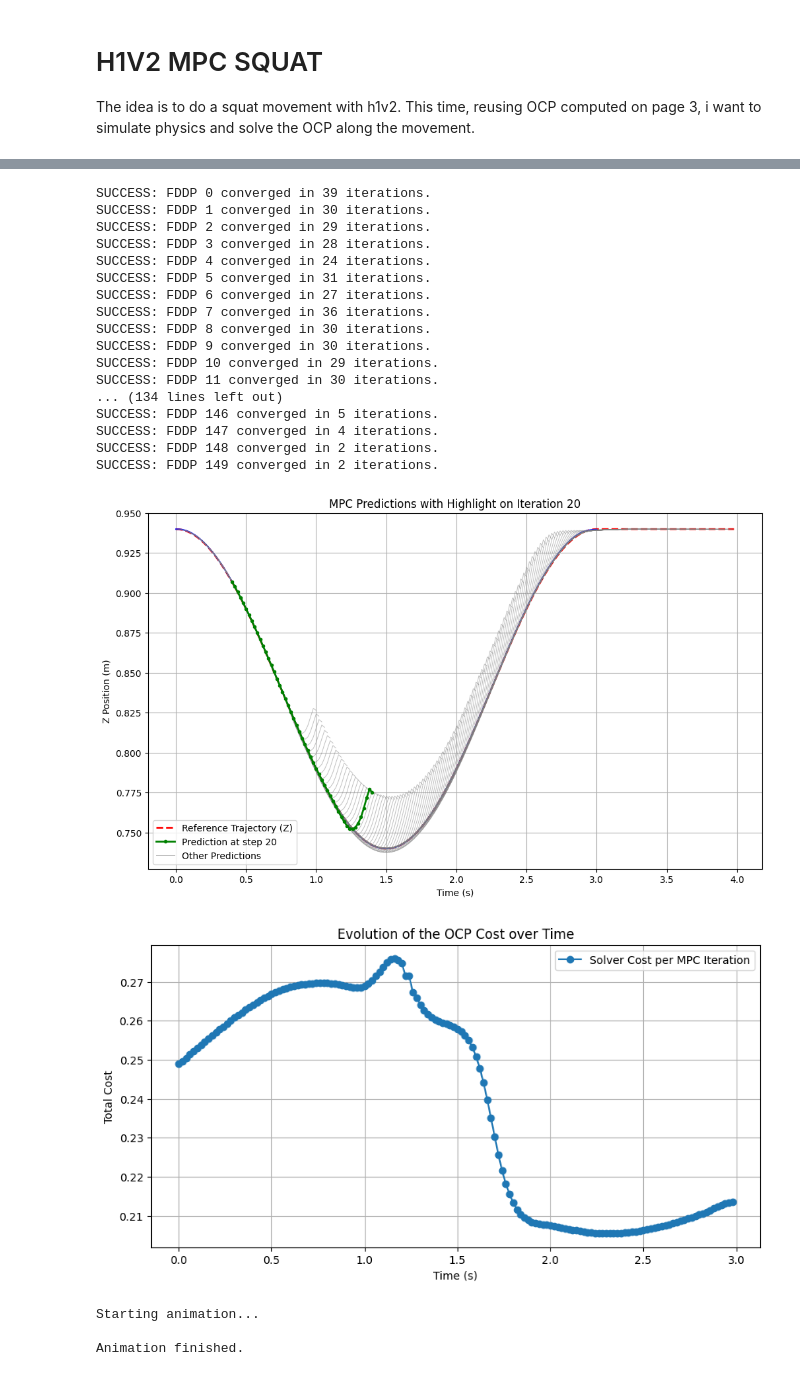
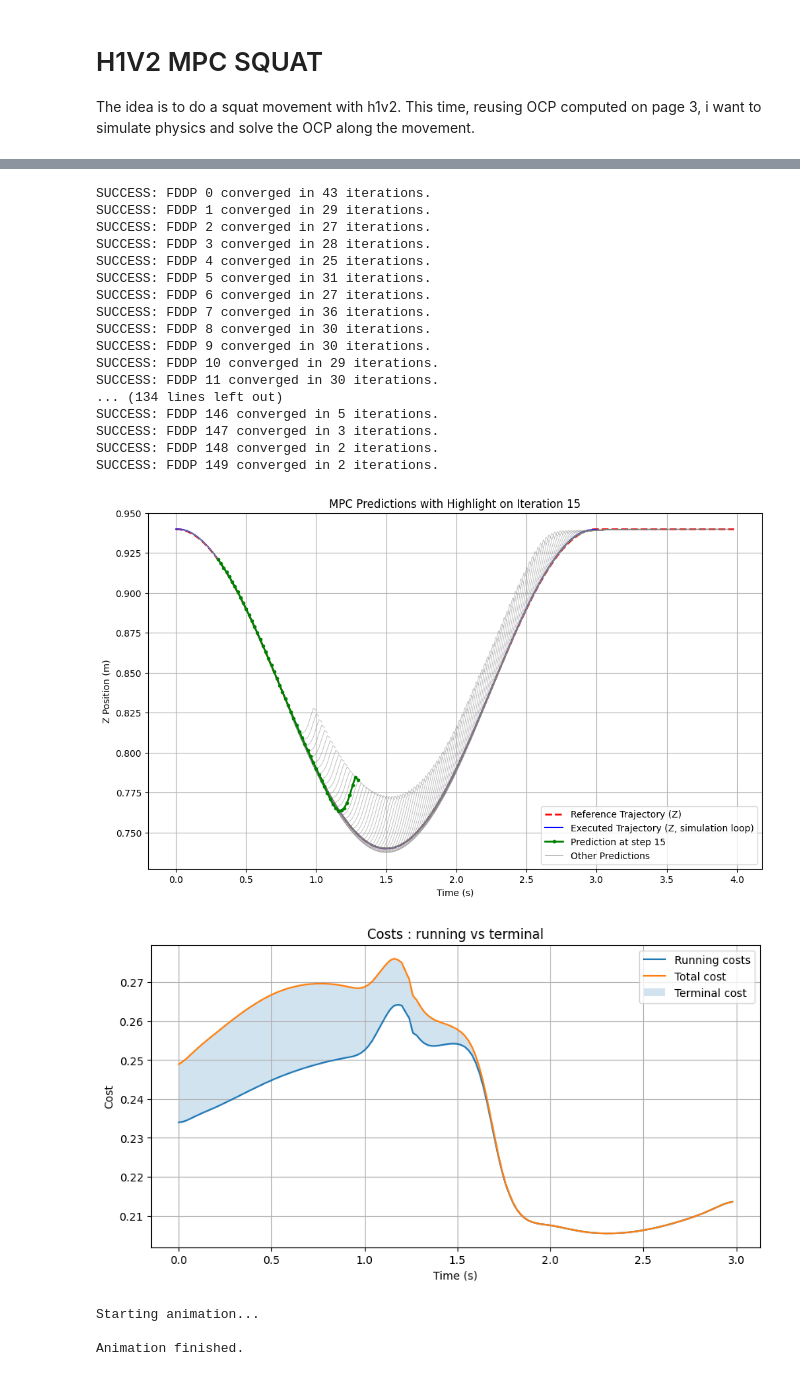
Before and after one commit to clementPene/robot_playground, a Jupyter notebook: notebooks/4- h1_squat_MPC.ipynb, the cells around one changed output, grey strips where cells are left out. Drawn from its saved outputs; the diff is of its cells as text; code cells hidden in the pictures.

```diff
--- a/notebooks/4- h1_squat_MPC.ipynb
+++ b/notebooks/4- h1_squat_MPC.ipynb
@@ -165,8 +161,10 @@ for j in range (HORIZON_LENGTH):
 
 terminal_cost_manager = CostModelManager(ocp_build.state, ocp_build.actuation)
 terminal_cost_manager.add_regulation_state_cost(x_ref=x0, weight=1e-2)
-                        #.add_CoM_position_cost(np.array(reference_com_trajectory[HORIZON_LENGTH]), 1e1) \
+                        #.add_CoM_position_cost(np.array(reference_com_trajectory[HORIZON_LENGTH]), 1e2) \
                         #.add_contact_friction_cone_cost(contact_frame_ids, 0.7, 1e-6)
+                        #.add_weighted_regulation_state_cost(x_ref=x0, config_filepath=config_filepath, weight=1e-2) \
+
 
 
 # DEBUG costs
@@ -181,7 +179,7 @@ MAX_ITER = 500
 running_com_costs = [m.differential.costs.costs['com_position'].cost for m in problem.runningModels]
 #running_reg_costs = [m.differential.costs.costs['regulation_weighted_state'].cost for m in problem.runningModels]
 #terminal_com_cost = problem.terminalModel.differential.costs.costs['com_position'].cost
-#terminal_reg_cost = problem.terminalModel.differential.costs.costs['regulation_state'].cost
+#terminal_reg_cost = problem.terminalModel.differential.costs.costs['regulation_weighted_state'].cost
 
 
 # create phycics simulator with different dt.
@@ -218,12 +216,33 @@ for i in range(N_OCP_STEPS):
     # get result from solver to be used as next input
     u_optimal = solver.us[0].copy()
 
+    # extract costs for plot
+    running_costs = []
+    for k in range(HORIZON_LENGTH):
+        model_k = problem.runningModels[k]
+        data_k = problem.runningDatas[k]
+        x_k = solver.xs[k]
+        u_k = solver.us[k]
+        model_k.calc(data_k, x_k, u_k)
+        running_costs.append(data_k.cost)
+    terminal_model = problem.terminalModel
+    terminal_data = problem.terminalData
+    x_T = solver.xs[-1]
+    terminal_model.calc(terminal_data, x_T)
+    terminal_cost = terminal_data.cost
+
+    J_running = float(np.sum(running_costs))
+    J_total_check = J_running + terminal_cost  # pour comparer à solver.cost
+
     # save ocp informations
     ocp_snapshot = {
         "iteration": i,
         "converged": converged,
         "solver_iterations": solver.iter,
-        "cost": solver.cost,
+        "cost_total_solver": solver.cost,
+        "cost_running_sum": J_running,
+        "cost_terminal": terminal_cost,
+        "running_costs_per_stage": running_costs,  # taille HORIZON_LENGTH
         "initial_state": x_current.copy(),
         "xs": [x.copy() for x in solver.xs],
         "us": [u.copy() for u in solver.us],
@@ -241,11 +260,11 @@ for i in range(N_OCP_STEPS):
     xs_init = list(solver.xs)[1:] + [list(solver.xs)[-1]]
     us_init = list(solver.us)[1:] + [list(solver.us)[-1]]
 # %% [output]
-SUCCESS: FDDP 0 converged in 39 iterations.
-SUCCESS: FDDP 1 converged in 30 iterations.
-SUCCESS: FDDP 2 converged in 29 iterations.
+SUCCESS: FDDP 0 converged in 43 iterations.
+SUCCESS: FDDP 1 converged in 29 iterations.
+SUCCESS: FDDP 2 converged in 27 iterations.
 SUCCESS: FDDP 3 converged in 28 iterations.
-SUCCESS: FDDP 4 converged in 24 iterations.
+SUCCESS: FDDP 4 converged in 25 iterations.
 SUCCESS: FDDP 5 converged in 31 iterations.
 SUCCESS: FDDP 6 converged in 27 iterations.
 SUCCESS: FDDP 7 converged in 36 iterations.
@@ -255,18 +274,18 @@ SUCCESS: FDDP 10 converged in 29 iterations.
 SUCCESS: FDDP 11 converged in 30 iterations.
 ... (134 lines left out)
 SUCCESS: FDDP 146 converged in 5 iterations.
-SUCCESS: FDDP 147 converged in 4 iterations.
+SUCCESS: FDDP 147 converged in 3 iterations.
 SUCCESS: FDDP 148 converged in 2 iterations.
 SUCCESS: FDDP 149 converged in 2 iterations.
 # %%
 # ==============================================================================
 #  Choose an iteration to highlight
 # ==============================================================================
-ITERATION_TO_HIGHLIGHT = 20
+ITERATION_TO_HIGHLIGHT = 15
 # ==============================================================================
 
 if 'ocp_save' not in locals() or not ocp_save:
-    print("La liste 'ocp_save' est vide ou n'existe pas. Exécutez d'abord la simulation MPC.")
+    print("'ocp_save' is empty.")
 
 elif ITERATION_TO_HIGHLIGHT >= len(ocp_save):
     print(f"Error : iteration {ITERATION_TO_HIGHLIGHT} is out of range.")
@@ -308,10 +327,9 @@ else:
     if z_executed_hf is not None:
         plt.plot(time_axis_executed_hf, z_executed_hf,
                  'b-', linewidth=1.5,
-                 label="Executed Trajectory (Z, high frequency)")
+                 label="Executed Trajectory (Z, simulation loop)")
 
     for i, snapshot in enumerate(ocp_save):
-        # Axe de temps de la prédiction en secondes
         time_axis_prediction = (i + np.arange(len(snapshot['xs']))) * OCP_DT
 
         z_prediction = []
@@ -336,40 +354,45 @@ else:
     plt.ylabel("Z Position (m)")
     plt.grid(True)
 
     handles, labels = plt.gca().get_legend_handles_labels()
     order = []
     legend_order = [
         "Reference Trajectory (Z)",
         "Executed Trajectory (Z, simulation loop)",
         f"Prediction at step {ITERATION_TO_HIGHLIGHT}",
         "Other Predictions",
     ]
     for lbl in legend_order:
         if lbl in labels:
             order.append(labels.index(lbl))
 
     if order:
         plt.legend([handles[idx] for idx in order],
                    [labels[idx] for idx in order])
 
     plt.show()
 
 # Extract costs
-costs_over_time = [snapshot['cost'] for snapshot in ocp_save]
+time_axis = np.arange(len(ocp_save)) * OCP_DT
 
-time_axis = np.arange(len(costs_over_time)) * OCP_DT
+total_costs   = [snap["cost_total_solver"] for snap in ocp_save]
+running_costs = [snap["cost_running_sum"]   for snap in ocp_save]
+terminal_costs = [snap["cost_terminal"]    for snap in ocp_save]
+
 
 plt.figure(figsize=(10, 5))
-plt.plot(time_axis, costs_over_time, '-o', label="Solver Cost per MPC Iteration")
+plt.plot(time_axis, running_costs, label="Running costs")
+plt.plot(time_axis, total_costs, label="Total cost")
+plt.fill_between(time_axis, running_costs, total_costs, alpha=0.2, label="Terminal cost")
 plt.xlabel("Time (s)")
-plt.ylabel("Total Cost")
-plt.title("Evolution of the OCP Cost over Time")
+plt.ylabel("Cost")
+plt.title("Costs : running vs terminal")
 plt.grid(True)
 plt.legend()
 plt.show()
 # %% [output]
-[figure, old version]
+[figure, new version]
-[figure, old version]
+[figure, new version]
 # %%
 # Launch the simulation
 import time
```
Also changed, not shown: parts of 3 cells of this notebook, 17 other files.
